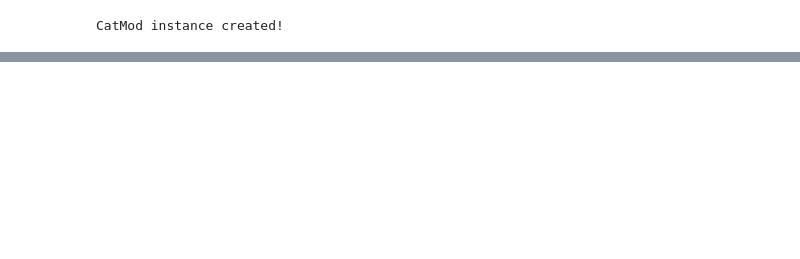
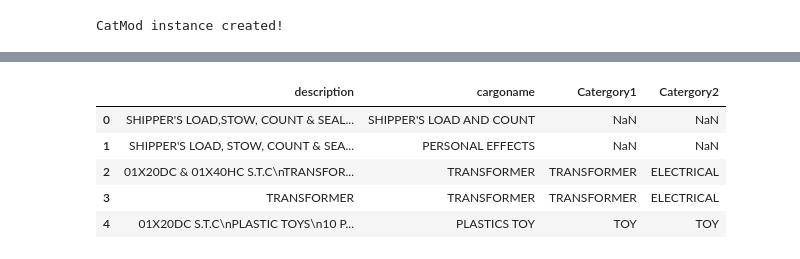
Before and after one commit to tuanisworkingonsomeprojects/CatMod, a Jupyter notebook: test.ipynb, the cells around one changed output, grey strips where cells are left out. Drawn from its saved outputs; the diff is of its cells as text; code cells hidden in the pictures; blank space fills up the shorter version.

```diff
--- a/test.ipynb
+++ b/test.ipynb
@@ -61,0 +250,10 @@ None
+# %%
+df = pd.read_csv('test_dataset.csv')
+df.head()
+# %% [output]
+|  | description | cargoname | Catergory1 | Catergory2 |
+| 0 | SHIPPER'S LOAD,STOW, COUNT & SEAL... | SHIPPER'S LOAD AND COUNT | NaN | NaN |
+| 1 | SHIPPER'S LOAD, STOW, COUNT & SEA... | PERSONAL EFFECTS | NaN | NaN |
+| 2 | 01X20DC & 01X40HC S.T.C\nTRANSFOR... | TRANSFORMER | TRANSFORMER | ELECTRICAL |
+| 3 | TRANSFORMER | TRANSFORMER | TRANSFORMER | ELECTRICAL |
+| 4 | 01X20DC S.T.C\nPLASTIC TOYS\n10 P... | PLASTICS TOY | TOY | TOY |
```
Also changed, not shown: parts of 34 cells of this notebook, 3 other files.
